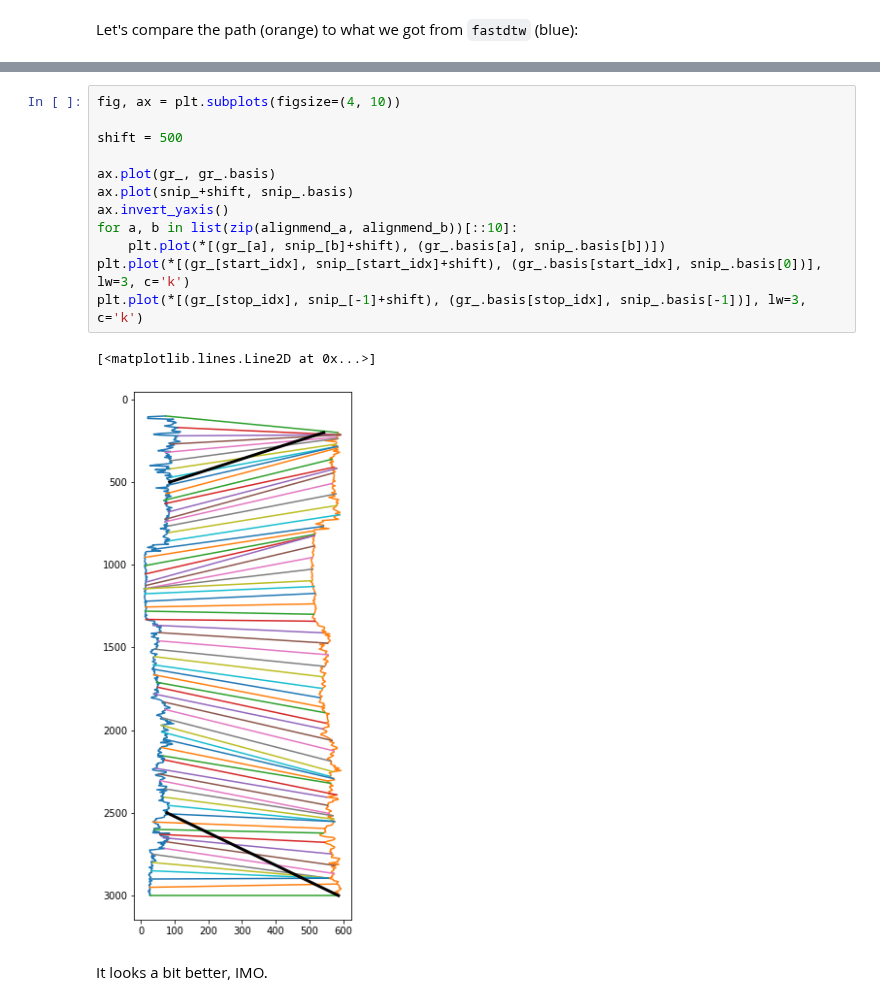
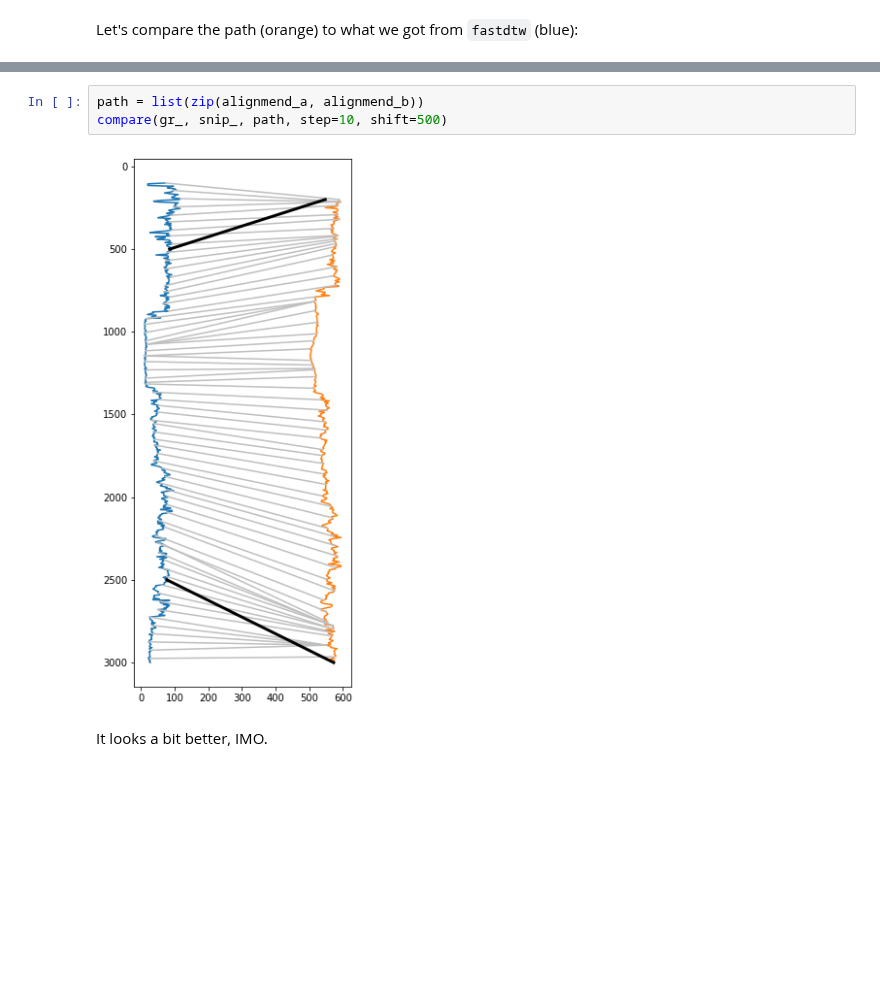
Before and after one commit to kwinkunks/notebooks, a Jupyter notebook: Dynamic_time_warping_logs.ipynb, the cells around one changed output, grey strips where cells are left out. Cells and saved outputs as stored; diff of their text form; blank space fills up the shorter version.

```diff
--- a/Dynamic_time_warping_logs.ipynb
+++ b/Dynamic_time_warping_logs.ipynb
@@ -170,17 +175,7 @@ plt.grid(c='k', alpha=0.2)
-# %%
-fig, ax = plt.subplots(figsize=(4, 10))
-
-shift = 500
-
-ax.plot(gr_, gr_.basis)
-ax.plot(snip_+shift, snip_.basis)
-ax.invert_yaxis()
-for a, b in list(zip(alignmend_a, alignmend_b))[::10]:
-    plt.plot(*[(gr_[a], snip_[b]+shift), (gr_.basis[a], snip_.basis[b])])
-plt.plot(*[(gr_[start_idx], snip_[start_idx]+shift), (gr_.basis[start_idx], snip_.basis[0])], lw=3, c='k')
-plt.plot(*[(gr_[stop_idx], snip_[-1]+shift), (gr_.basis[stop_idx], snip_.basis[-1])], lw=3, c='k')
-# %% [output]
-[<matplotlib.lines.Line2D at 0x...>]
-[figure, removed]
+# %%
+path = list(zip(alignmend_a, alignmend_b))
+compare(gr_, snip_, path, step=10, shift=500)
+# %% [output]
+[figure, added]
 # %% [markdown]
 It looks a bit better, IMO.
```
Also changed, not shown: parts of 7 cells of this notebook.
